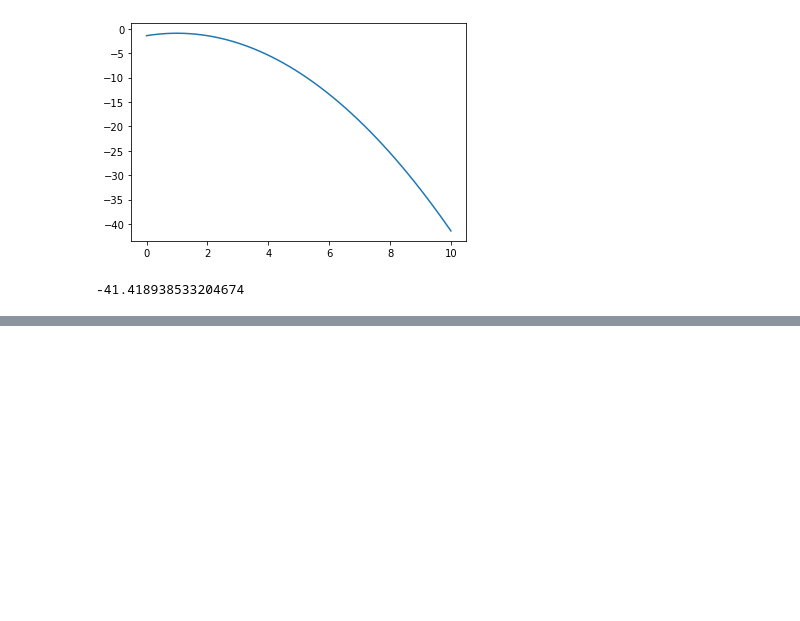
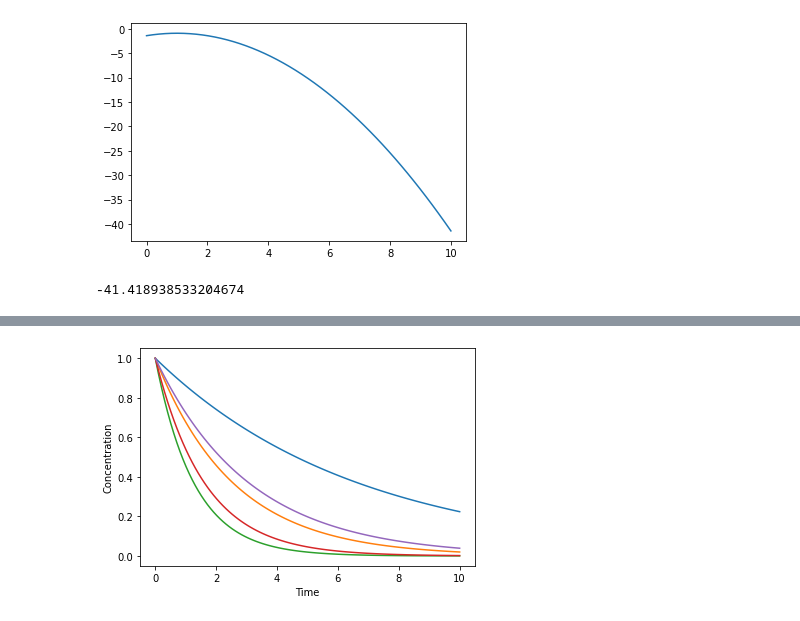
Before and after one commit to simonmarchant/pkpd-practice, a Jupyter notebook: Heirarchical inference practice.ipynb, the cells around one changed output, grey strips where cells are left out. Drawn from its saved outputs; the diff is of its cells as text; code cells hidden in the pictures; blank space fills up the shorter version.

```diff
--- a/Heirarchical inference practice.ipynb
+++ b/Heirarchical inference practice.ipynb
@@ -390,0 +407,54 @@ plt.show()
+# %%
+# Parameters
+mu = 0.5
+tau = 0.3
+ks = [abs(n) for n in np.random.normal(mu, tau, 5)]
+times = np.linspace(0,10,100)
+
+# A one-compartment PK model is basically an ODE for an exponential decay curve
+def onecomp(y, t, k):
+    """A one-compartment PK model, aka simple exponential decay
+    In
+    y: y-axis value
+    t: x-axis value
+    k: gradient parameter
+
+    Out: gradient at the given point
+    """
+    dydt = -k * y
+    return dydt
+
+# You can solve ODEs with the Forward Euler method
+def ForwardEuler(func, k, y0, times):
+    """Numerically calculate an ODE (forward Euler technique)
+    In
+    func: function giving the derivative
+    k: parameters the function requires as input
+    y0: y at t=0
+    times: array of times at which to calculate y
+
+    Out: array of y values at corresponding points in times
+    """
+    y = y0
+    y_solution = [y0]
+    h = times[2] - times[1]
+
+    for n in times[:-1]:
+        dy = func(y, n, k)
+        y = y + h*dy
+        y_solution.append(y)
+
+    return y_solution
+
+# This is what the model looks like. We don't actually know these values
+actual_values = [ForwardEuler(onecomp, k, 1, times) for k in ks]
+
+# Plot the model results
+plt.figure()
+plt.xlabel('Time')
+plt.ylabel('Concentration')
+for k in range(len(actual_values)):
+    plt.plot(times, actual_values[k])
+plt.show()
+# %% [output]
+[figure, added]
```
Also changed, not shown: parts of 23 cells of this notebook.
